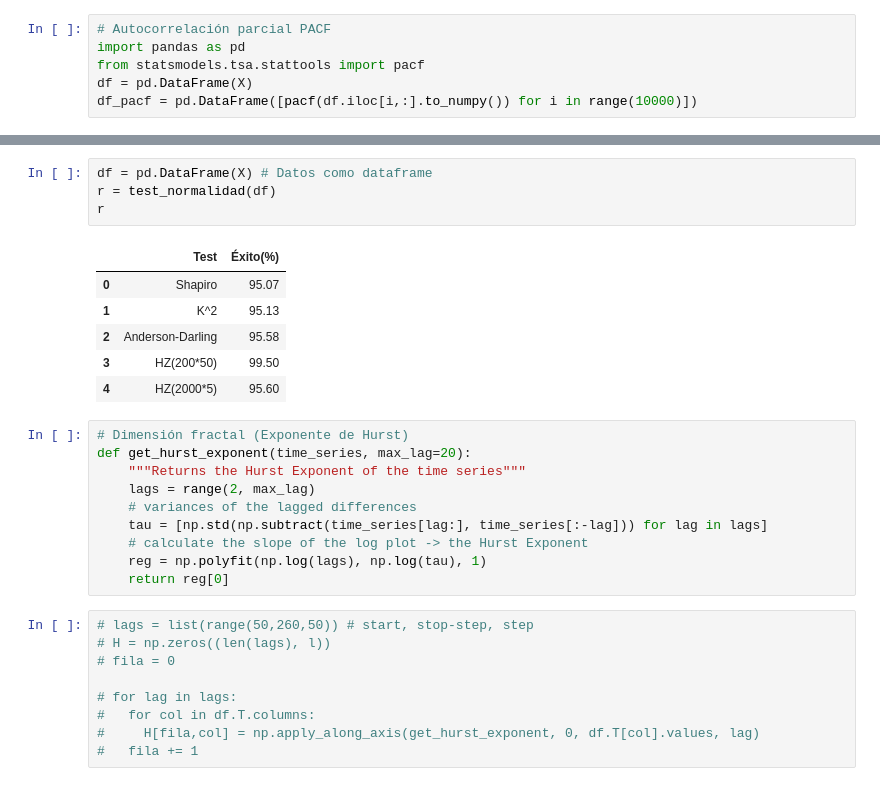
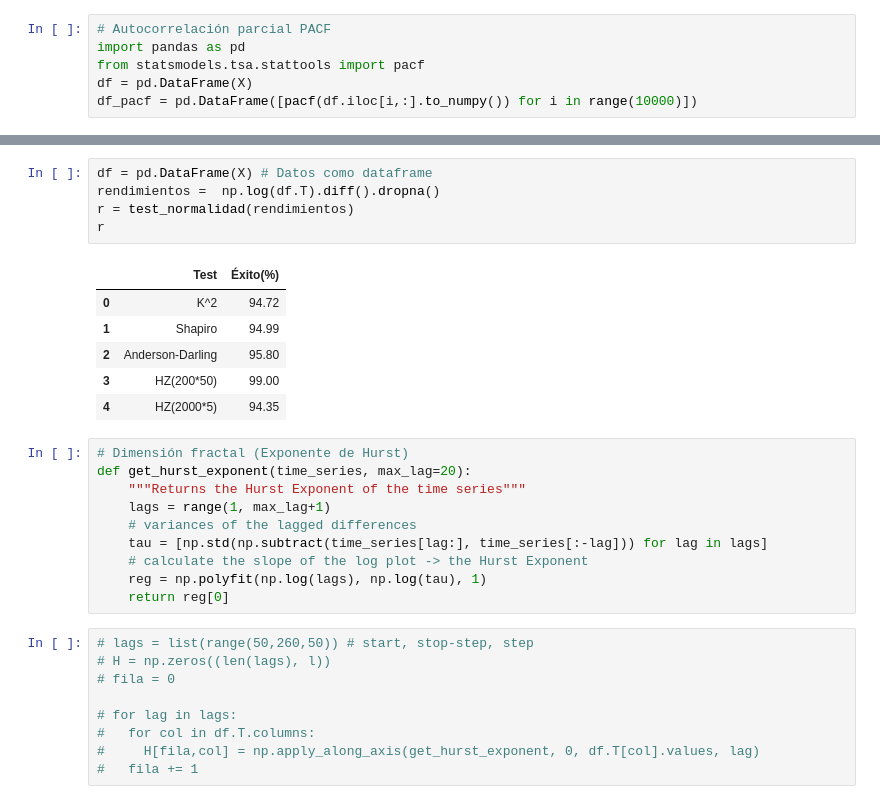
Before and after one commit to scardenol/proc_est2, a Jupyter notebook: edes.ipynb, the cells around one changed output, grey strips where cells are left out. Cells and saved outputs as stored; diff of their text form.

```diff
--- a/edes.ipynb
+++ b/edes.ipynb
@@ -201,20 +222,21 @@ def test_normalidad(data):
   return r
 # %%
 df = pd.DataFrame(X) # Datos como dataframe
-r = test_normalidad(df)
+rendimientos =  np.log(df.T).diff().dropna()
+r = test_normalidad(rendimientos)
 r
 # %% [output]
 |  | Test | Éxito(%) |
-| 0 | Shapiro | 95.07 |
-| 1 | K^2 | 95.13 |
-| 2 | Anderson-Darling | 95.58 |
-| 3 | HZ(200*50) | 99.50 |
-| 4 | HZ(2000*5) | 95.60 |
+| 0 | K^2 | 94.72 |
+| 1 | Shapiro | 94.99 |
+| 2 | Anderson-Darling | 95.80 |
+| 3 | HZ(200*50) | 99.00 |
+| 4 | HZ(2000*5) | 94.35 |
 # %%
 # Dimensión fractal (Exponente de Hurst)
 def get_hurst_exponent(time_series, max_lag=20):
     """Returns the Hurst Exponent of the time series"""
-    lags = range(2, max_lag)
+    lags = range(1, max_lag+1)
     # variances of the lagged differences
     tau = [np.std(np.subtract(time_series[lag:], time_series[:-lag])) for lag in lags]
     # calculate the slope of the log plot -> the Hurst Exponent
```
Also changed, not shown: parts of 21 cells of this notebook.
